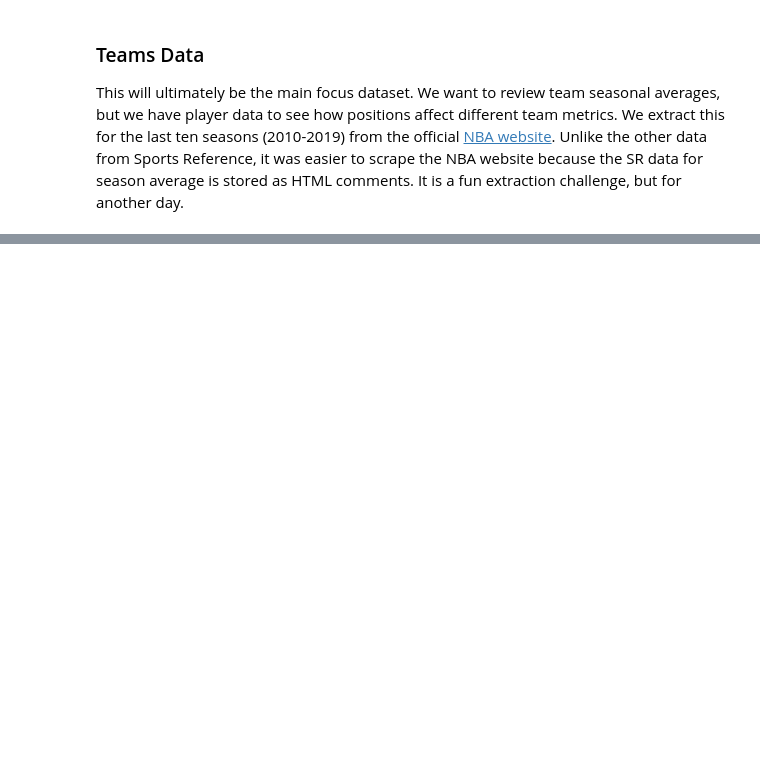
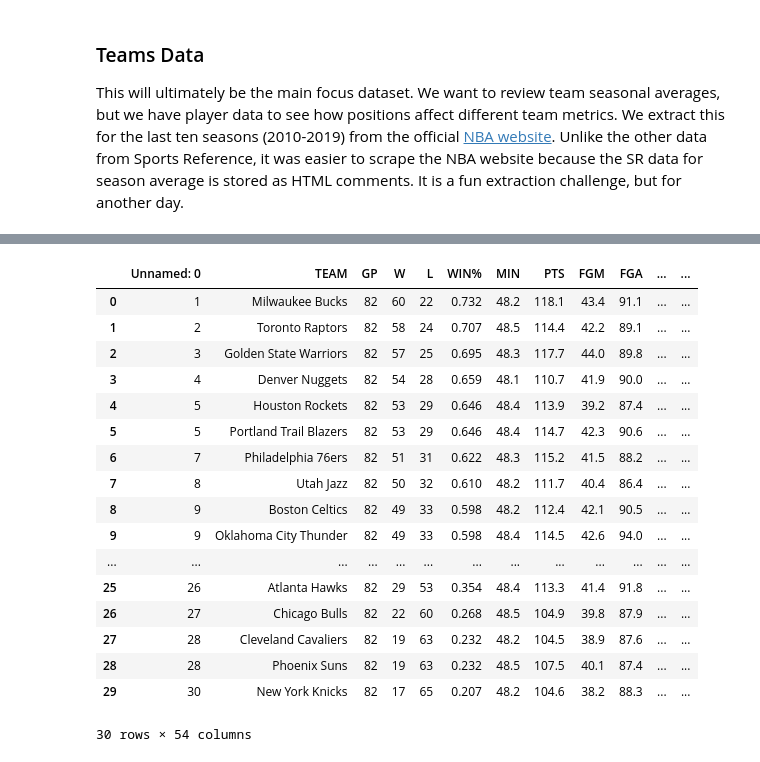
Before and after one commit to siawayforward/offense_wins_championships, a Jupyter notebook: teams.ipynb, the cells around one changed output, grey strips where cells are left out. Cells and saved outputs as stored; diff of their text form; code cells hidden in the pictures; blank space fills up the shorter version.

Commit message:
scrapping team averages data with selenium

```diff
--- a/teams.ipynb
+++ b/teams.ipynb
@@ -9,12 +9,12 @@ import requests
 ### Teams Data
 This will ultimately be the main focus dataset. We want to review team seasonal averages, but we have player data to see how positions affect different team metrics. We extract this for the last ten seasons (2010-2019) from the official [NBA website](https://stats.nba.com/teams/traditional/?Season=2019-20&SeasonType=Regular%20Season). Unlike the other data from Sports Reference, it was easier to scrape the NBA website because the SR data for season average is stored as HTML comments. It is a fun extraction challenge, but for another day.
 # %%
-df_team = pd.DataFrame()
-seas = '2018-19'
+seas = '2011-12'
 team_URL = 'https://stats.nba.com/teams/traditional/?Season=' +seas+ '&SeasonType=Regular%20Season'
-#webdriver
-dr = webdriver.Chrome('C:/Users/SCM/Google Drive/2020-Move/Projects/chromedriver.exe')
+#webdriver and go to site and get dynamic table
+dr = webdriver.Chrome(executable_path=r'C:/bin/chromedriver.exe')
 dr.get(team_URL)
-#get page content
-soup = bs(dr.page_source, 'html.parser').find('table')
-#class_ ='nba-stat-table__overlay')
+table = dr.find_element_by_xpath('//div[@class="nba-stat-table"]//div[1]//table').get_attribute('outerHTML')
+#read table
+raw_table = pd.read_html(table)[0]
+raw_table.head()
@@ -20,0 +29,22 @@ soup = bs(dr.page_source, 'html.parser').find('table')
+# %%
+#make a copy before cleaning, raw_table does not appear if I try to use it
+raw_data = raw_table.copy()
+# %% [output]
+|  | Unnamed: 0 | TEAM | GP | W | L | WIN% | MIN | PTS | FGM | FGA | ... | ... |
+| 0 | 1 | Milwaukee Bucks | 82 | 60 | 22 | 0.732 | 48.2 | 118.1 | 43.4 | 91.1 | ... | ... |
+| 1 | 2 | Toronto Raptors | 82 | 58 | 24 | 0.707 | 48.5 | 114.4 | 42.2 | 89.1 | ... | ... |
+| 2 | 3 | Golden State Warriors | 82 | 57 | 25 | 0.695 | 48.3 | 117.7 | 44.0 | 89.8 | ... | ... |
+| 3 | 4 | Denver Nuggets | 82 | 54 | 28 | 0.659 | 48.1 | 110.7 | 41.9 | 90.0 | ... | ... |
+| 4 | 5 | Houston Rockets | 82 | 53 | 29 | 0.646 | 48.4 | 113.9 | 39.2 | 87.4 | ... | ... |
+| 5 | 5 | Portland Trail Blazers | 82 | 53 | 29 | 0.646 | 48.4 | 114.7 | 42.3 | 90.6 | ... | ... |
+| 6 | 7 | Philadelphia 76ers | 82 | 51 | 31 | 0.622 | 48.3 | 115.2 | 41.5 | 88.2 | ... | ... |
+| 7 | 8 | Utah Jazz | 82 | 50 | 32 | 0.610 | 48.2 | 111.7 | 40.4 | 86.4 | ... | ... |
+| 8 | 9 | Boston Celtics | 82 | 49 | 33 | 0.598 | 48.2 | 112.4 | 42.1 | 90.5 | ... | ... |
+| 9 | 9 | Oklahoma City Thunder | 82 | 49 | 33 | 0.598 | 48.4 | 114.5 | 42.6 | 94.0 | ... | ... |
+| ... | ... | ... | ... | ... | ... | ... | ... | ... | ... | ... | ... | ... |
+| 25 | 26 | Atlanta Hawks | 82 | 29 | 53 | 0.354 | 48.4 | 113.3 | 41.4 | 91.8 | ... | ... |
+| 26 | 27 | Chicago Bulls | 82 | 22 | 60 | 0.268 | 48.5 | 104.9 | 39.8 | 87.9 | ... | ... |
+| 27 | 28 | Cleveland Cavaliers | 82 | 19 | 63 | 0.232 | 48.2 | 104.5 | 38.9 | 87.6 | ... | ... |
+| 28 | 28 | Phoenix Suns | 82 | 19 | 63 | 0.232 | 48.5 | 107.5 | 40.1 | 87.4 | ... | ... |
+| 29 | 30 | New York Knicks | 82 | 17 | 65 | 0.207 | 48.2 | 104.6 | 38.2 | 88.3 | ... | ... |
+30 rows × 54 columns
```
Also changed, not shown: parts of 16 cells of this notebook.
